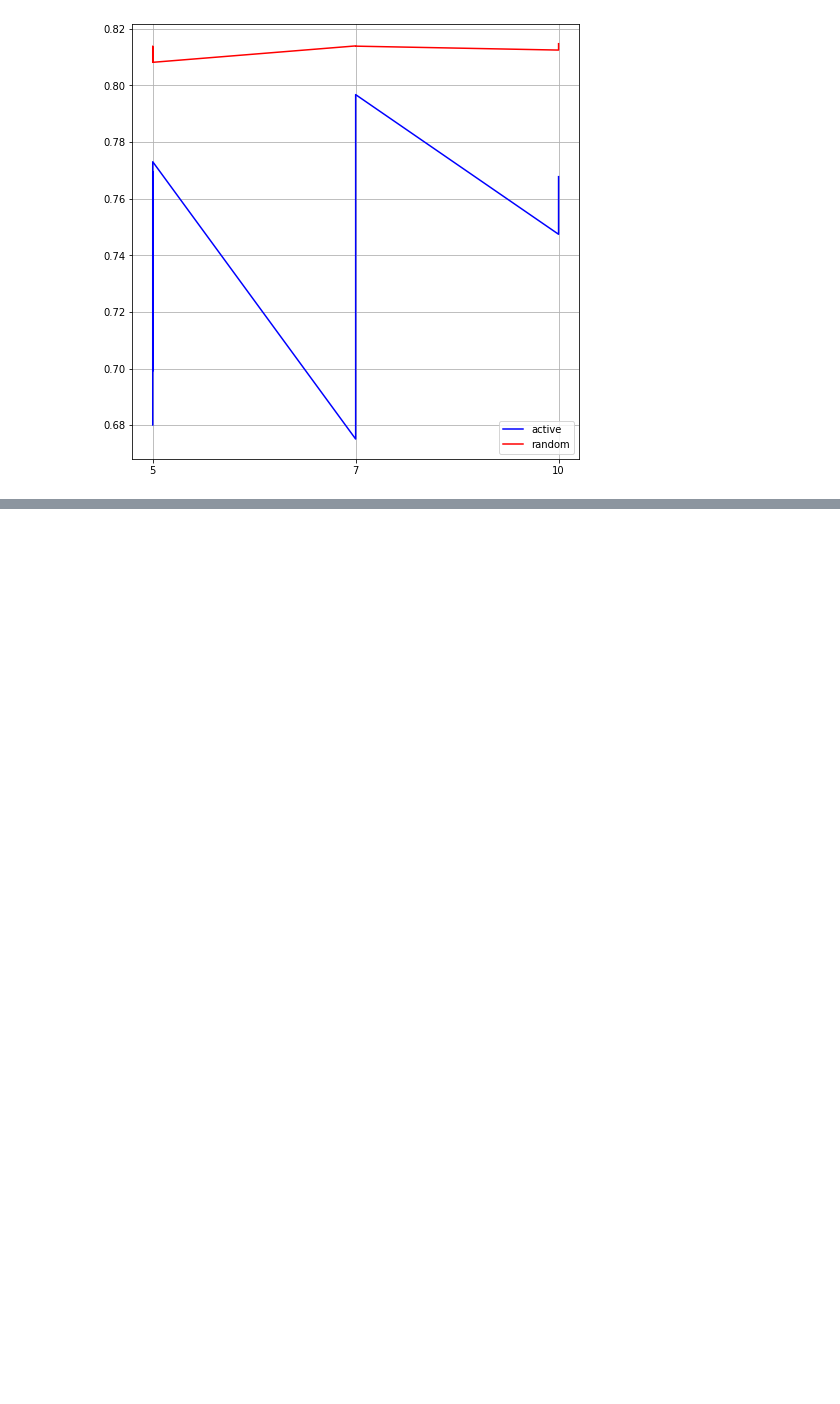
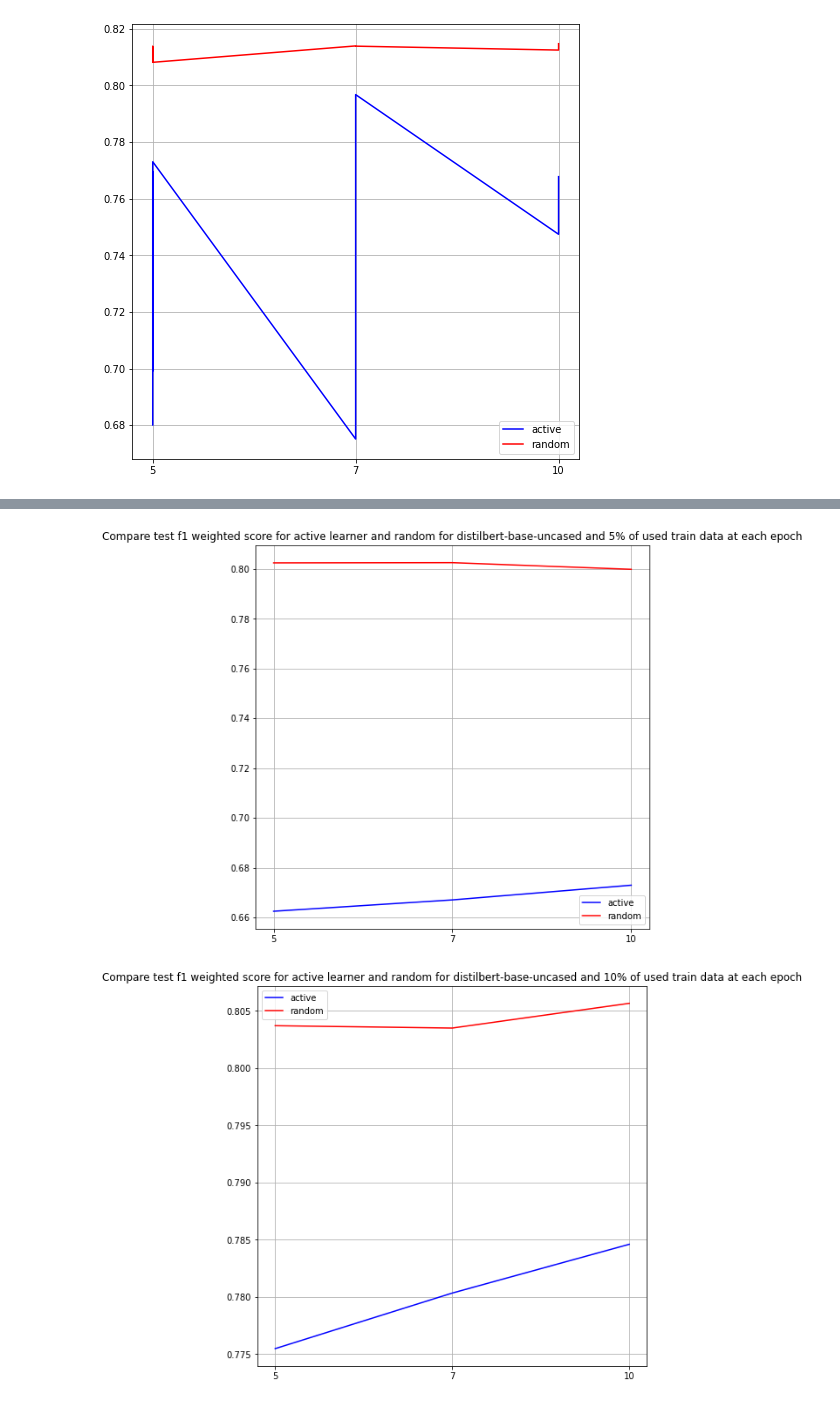
Before and after one commit to pbezglasny/active_learning_project, a Jupyter notebook: visualisation.ipynb, the cells around one changed output, grey strips where cells are left out. Saved outputs shown, nothing was run; the diff lists cells and outputs as text; code cells hidden in the pictures; blank space fills up the shorter version.

```diff
--- a/visualisation.ipynb
+++ b/visualisation.ipynb
@@ -62,0 +75,5 @@ plt.legend()
+# %%
+print_train_history('distilbert-base-uncased')
+# %% [output]
+[figure, added]
+[figure, added]
```
Also changed, not shown: parts of 13 cells of this notebook, 1 other file.
